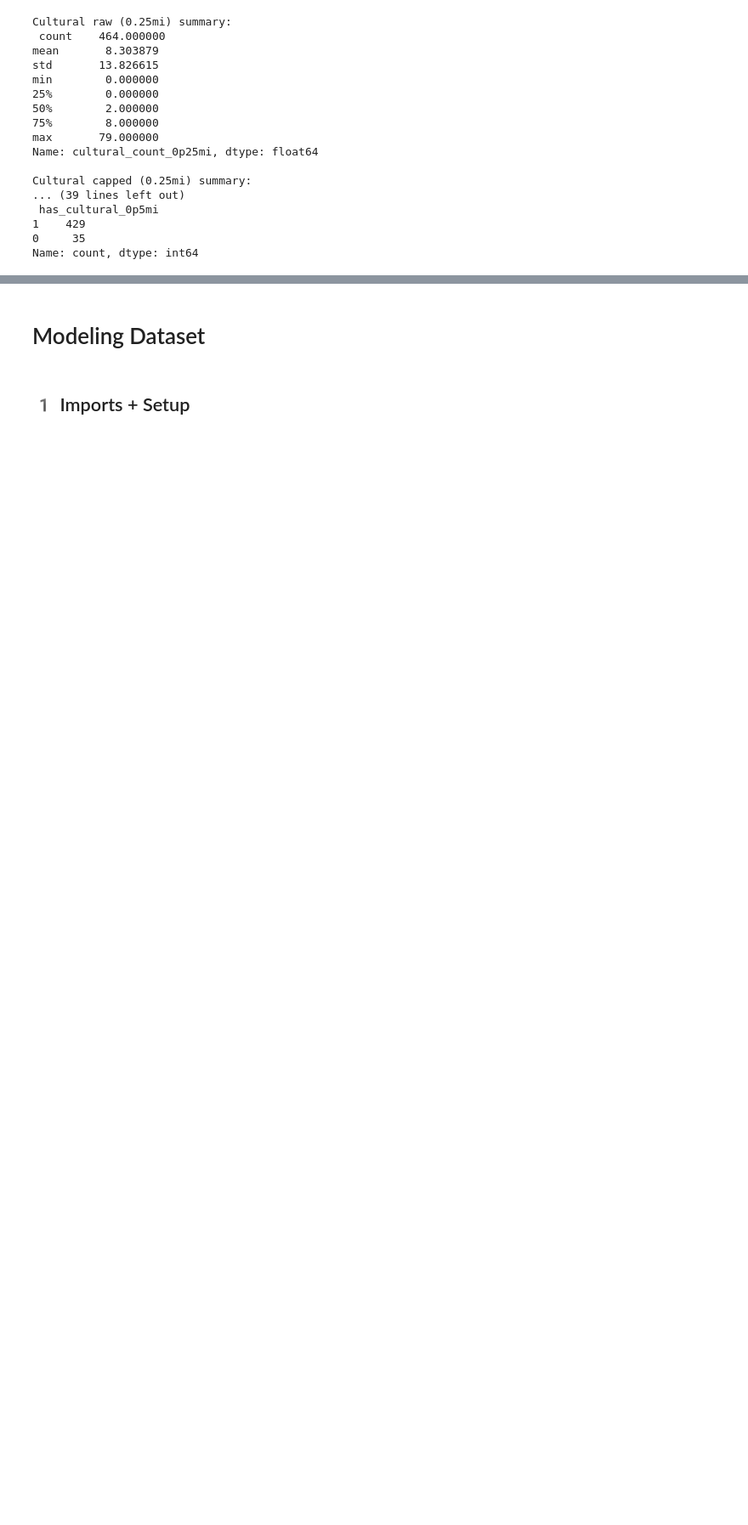
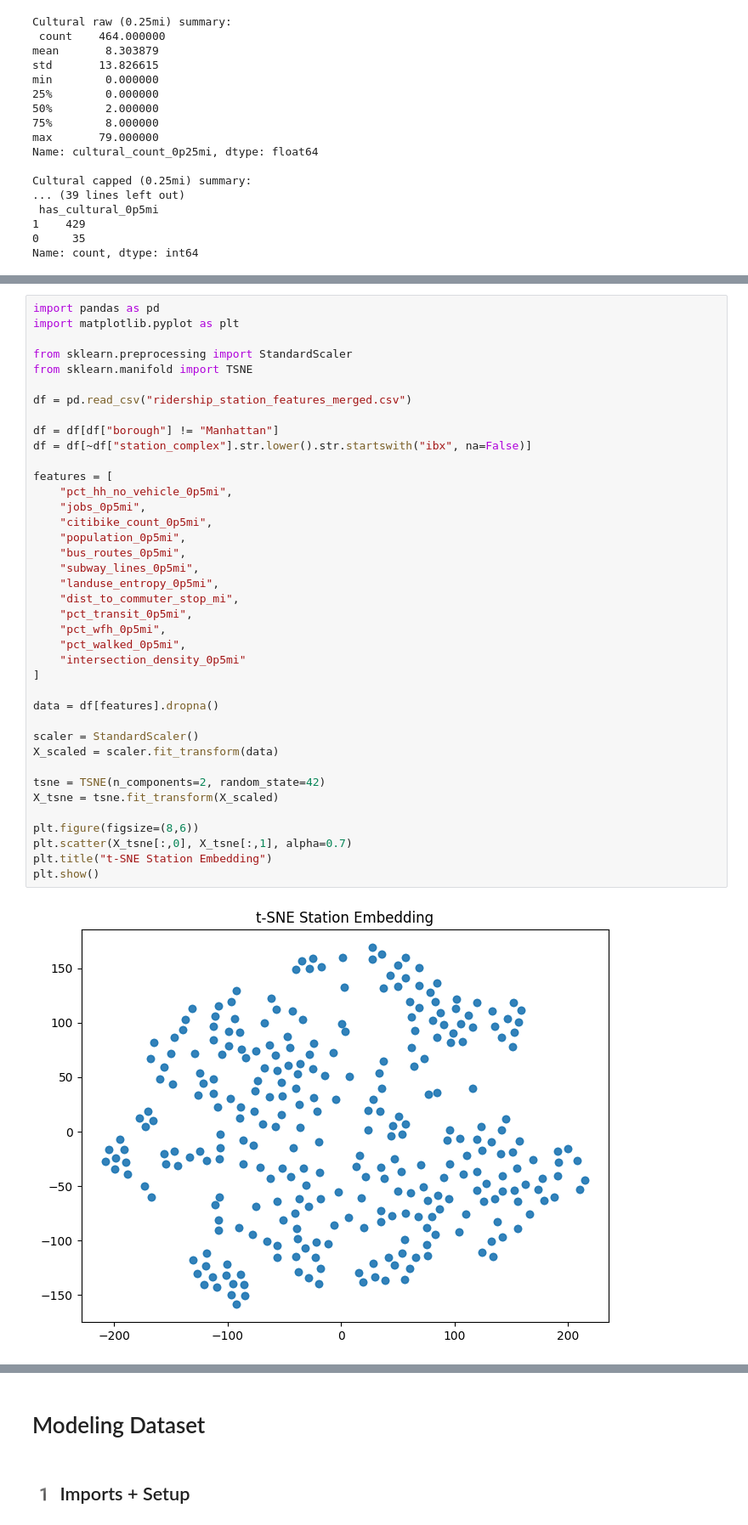
Before and after one commit to hawa1983/Capstone, a Jupyter notebook: ibx_capstone_v4.ipynb, the cells around one changed output, grey strips where cells are left out. Shown at 85% size. Drawn from its saved outputs; the diff is of its cells as text; blank space fills up the shorter version.

```diff
--- a/ibx_capstone_v4.ipynb
+++ b/ibx_capstone_v4.ipynb
@@ -8620,0 +9276,41 @@ KeyboardInterrupt:
+# %%
+import pandas as pd
+import matplotlib.pyplot as plt
+
+from sklearn.preprocessing import StandardScaler
+from sklearn.manifold import TSNE
+
+df = pd.read_csv("ridership_station_features_merged.csv")
+
+df = df[df["borough"] != "Manhattan"]
+df = df[~df["station_complex"].str.lower().str.startswith("ibx", na=False)]
+
+features = [
+    "pct_hh_no_vehicle_0p5mi",
+    "jobs_0p5mi",
+    "citibike_count_0p5mi",
+    "population_0p5mi",
+    "bus_routes_0p5mi",
+    "subway_lines_0p5mi",
+    "landuse_entropy_0p5mi",
+    "dist_to_commuter_stop_mi",
+    "pct_transit_0p5mi",
+    "pct_wfh_0p5mi",
+    "pct_walked_0p5mi",
+    "intersection_density_0p5mi"
+]
+
+data = df[features].dropna()
+
+scaler = StandardScaler()
+X_scaled = scaler.fit_transform(data)
+
+tsne = TSNE(n_components=2, random_state=42)
+X_tsne = tsne.fit_transform(X_scaled)
+
+plt.figure(figsize=(8,6))
+plt.scatter(X_tsne[:,0], X_tsne[:,1], alpha=0.7)
+plt.title("t-SNE Station Embedding")
+plt.show()
+# %% [output]
+[figure, added]
```
Also changed, not shown: parts of 66 cells of this notebook.
